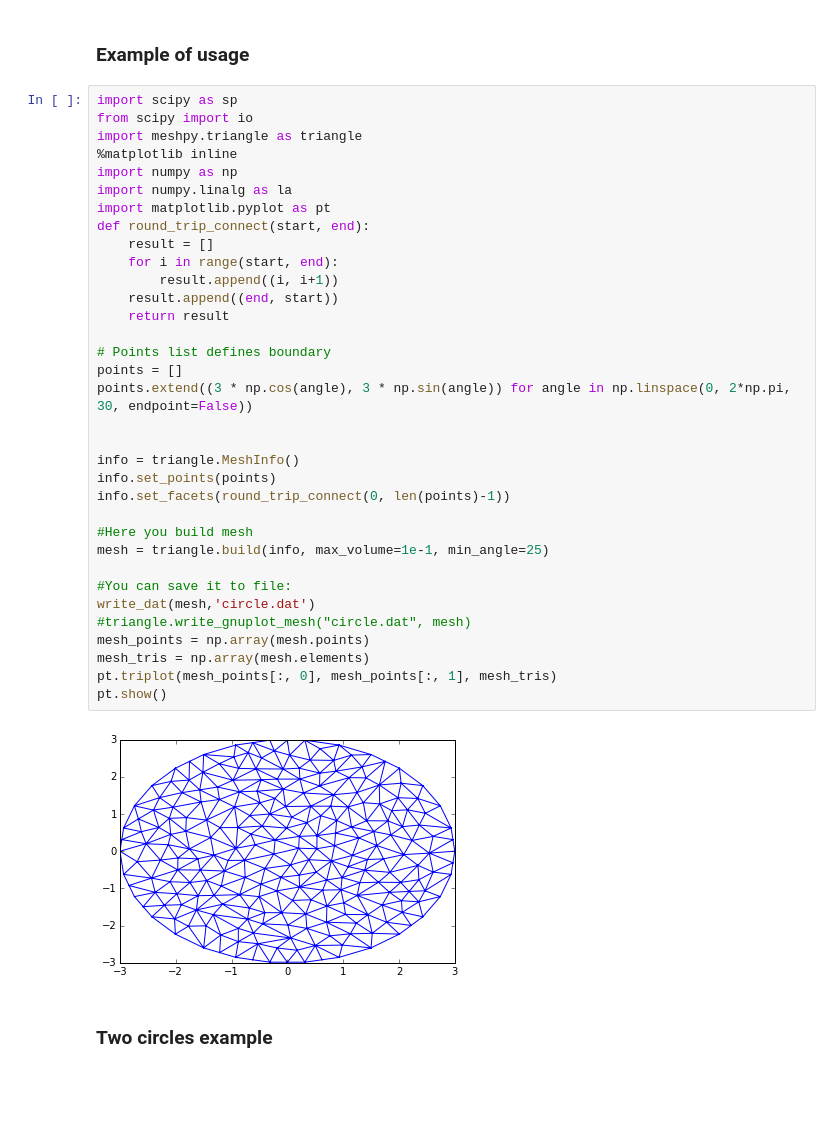
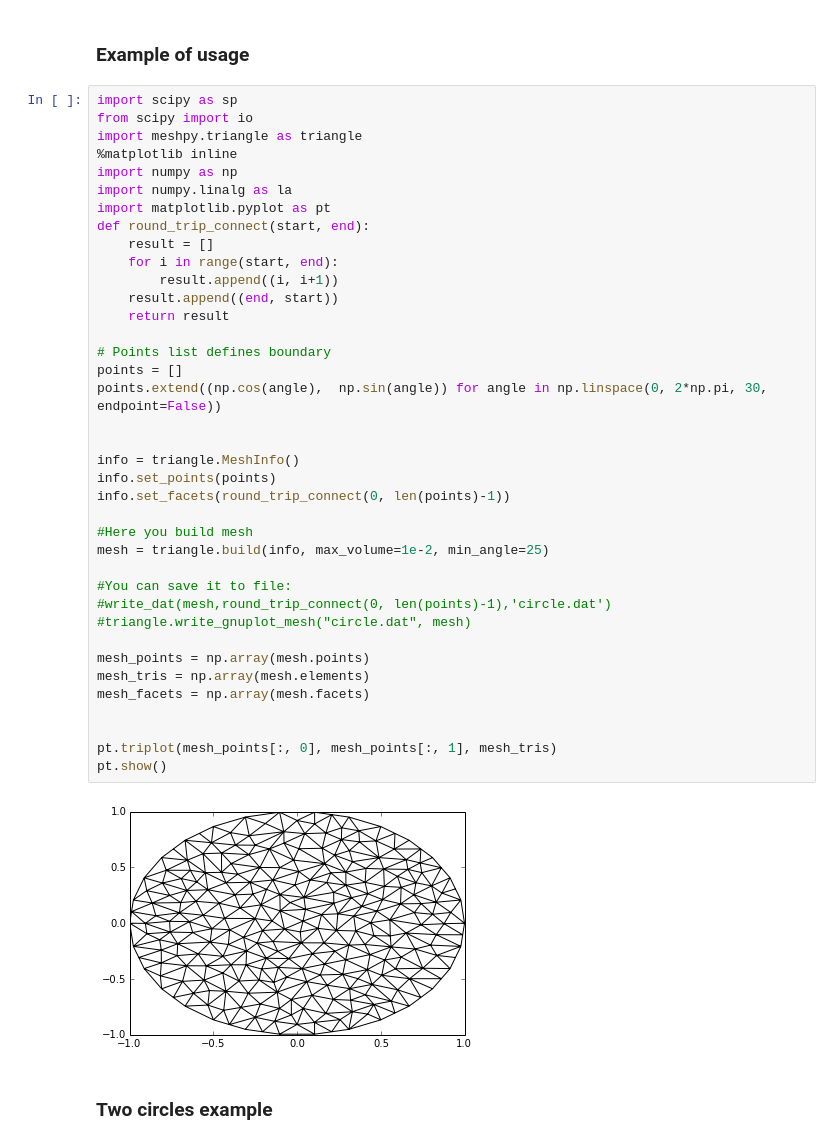
Before and after one commit to oseledets/fastpde, a Jupyter notebook: Mesh_guide/Mesh.ipynb, the cells around one changed output. Saved outputs shown, nothing was run; the diff lists cells and outputs as text; blank space fills up the shorter version.

Commit message:
minor fixes in the mesh tutorial

```diff
--- a/Mesh_guide/Mesh.ipynb
+++ b/Mesh_guide/Mesh.ipynb
@@ -12,37 +12,41 @@ import scipy as sp
 from scipy import io
 import meshpy.triangle as triangle
 %matplotlib inline
 import numpy as np
 import numpy.linalg as la
 import matplotlib.pyplot as pt
 def round_trip_connect(start, end):
     result = []
     for i in range(start, end):
         result.append((i, i+1))
     result.append((end, start))
     return result
 
 # Points list defines boundary
 points = []
-points.extend((3 * np.cos(angle), 3 * np.sin(angle)) for angle in np.linspace(0, 2*np.pi, 30, endpoint=False))
+points.extend((np.cos(angle),  np.sin(angle)) for angle in np.linspace(0, 2*np.pi, 30, endpoint=False))
 
 
 info = triangle.MeshInfo()
 info.set_points(points)
 info.set_facets(round_trip_connect(0, len(points)-1))
 
 #Here you build mesh
-mesh = triangle.build(info, max_volume=1e-1, min_angle=25)
+mesh = triangle.build(info, max_volume=1e-2, min_angle=25)
 
 #You can save it to file:
-write_dat(mesh,'circle.dat')
+#write_dat(mesh,round_trip_connect(0, len(points)-1),'circle.dat')
 #triangle.write_gnuplot_mesh("circle.dat", mesh)
+
 mesh_points = np.array(mesh.points)
 mesh_tris = np.array(mesh.elements)
+mesh_facets = np.array(mesh.facets)
+
+
 pt.triplot(mesh_points[:, 0], mesh_points[:, 1], mesh_tris)
 pt.show()
 # %% [output]
-[figure, old version]
+[figure, new version]
 # %% [markdown]
 ### Two circles example
 # %%
```
Also changed, not shown: parts of 7 cells of this notebook.
